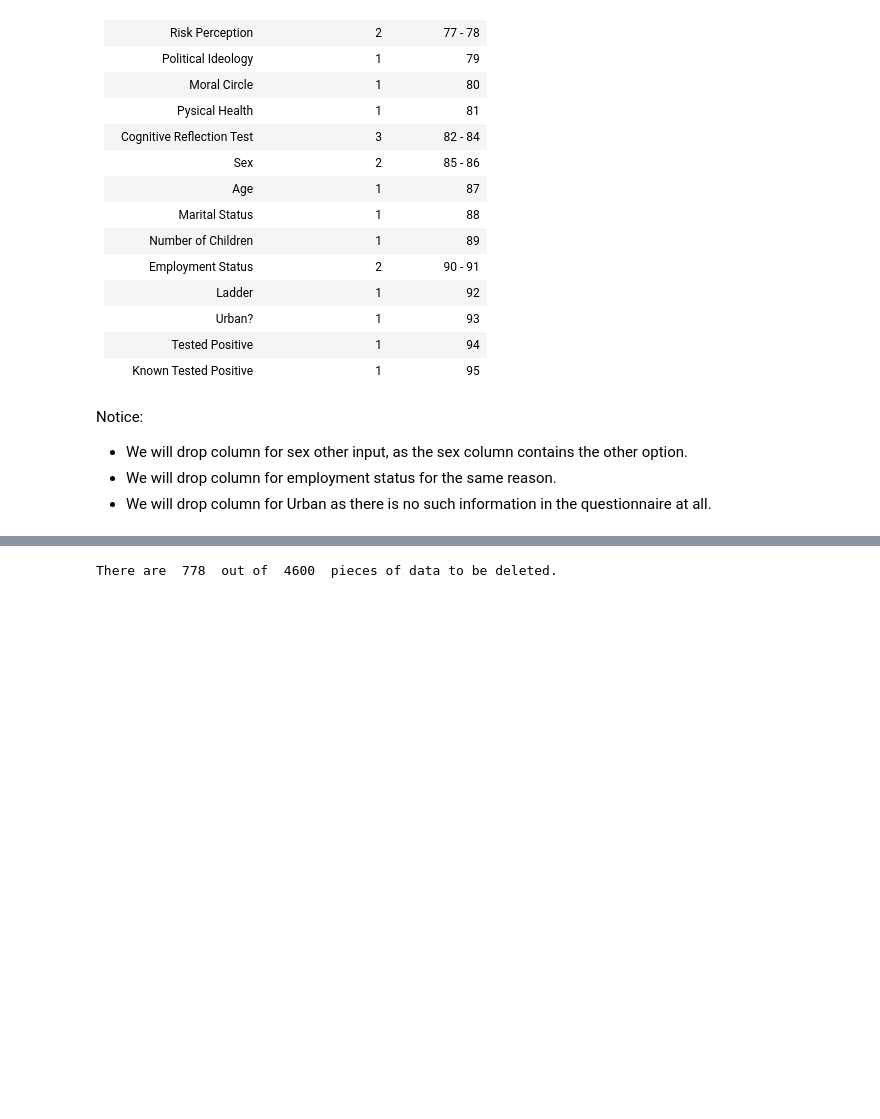
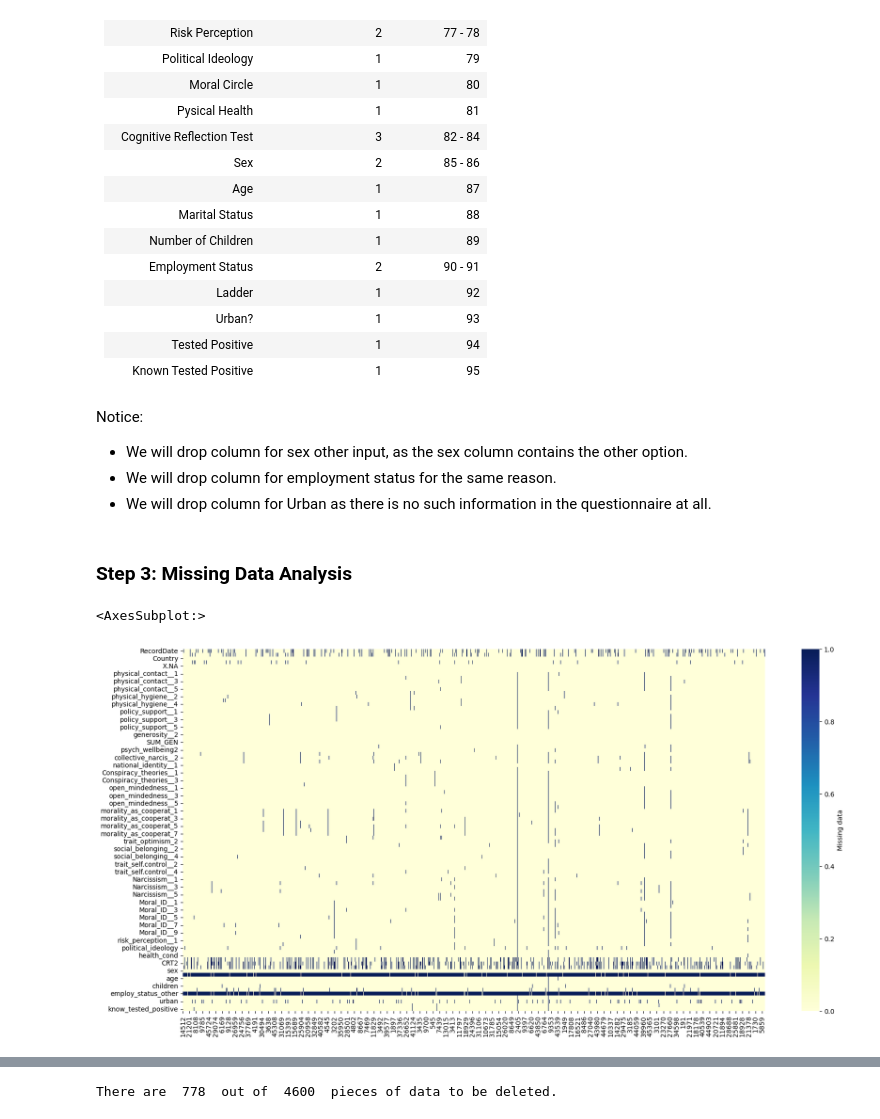
Before and after one commit to DataScience4Health-Fall2022/termproject-group-7, a Jupyter notebook: P2/P3 - Arden.ipynb, the cells around one changed output, grey strips where cells are left out. Drawn from its saved outputs; the diff is of its cells as text; code cells hidden in the pictures; blank space fills up the shorter version.

```diff
--- a/P2/P3 - Arden.ipynb
+++ b/P2/P3 - Arden.ipynb
@@ -56,3 +56,19 @@ Notice:
 - We will drop column for sex other input, as the sex column contains the other option.
 - We will drop column for employment status for the same reason.
 - We will drop column for Urban as there is no such information in the questionnaire at all.
+# %% [markdown]
+### Step 3: Missing Data Analysis
+# %%
+import pandas as pd
+import seaborn as sns
+import matplotlib.pyplot as plt
+
+a = pd.read_csv('covid_randomrowsa.csv', index_col=0)
+
+plt.figure(figsize = (20,10))
+sns.heatmap(a.isna().transpose(),
+           cmap="YlGnBu",
+           cbar_kws={'label': 'Missing data'})
+# %% [output]
+<AxesSubplot:>
+[figure, added]
```
Also changed, not shown: parts of 9 cells of this notebook.
